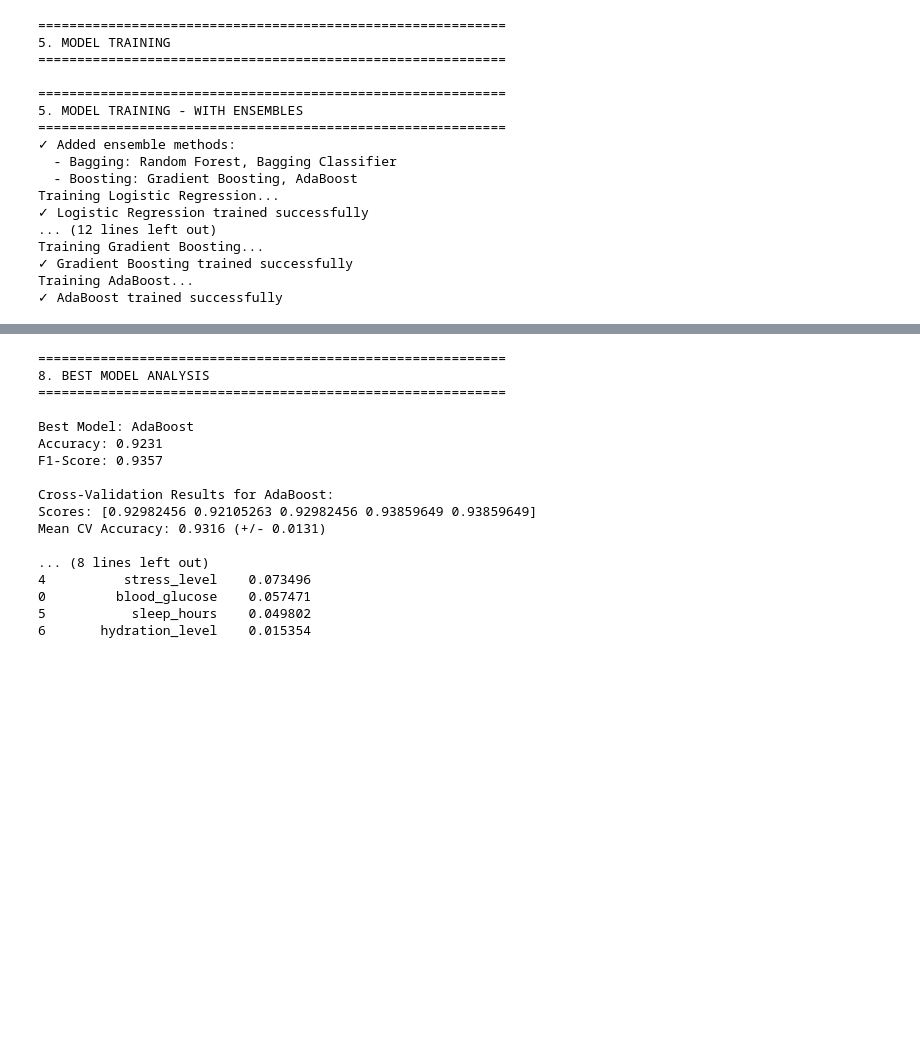
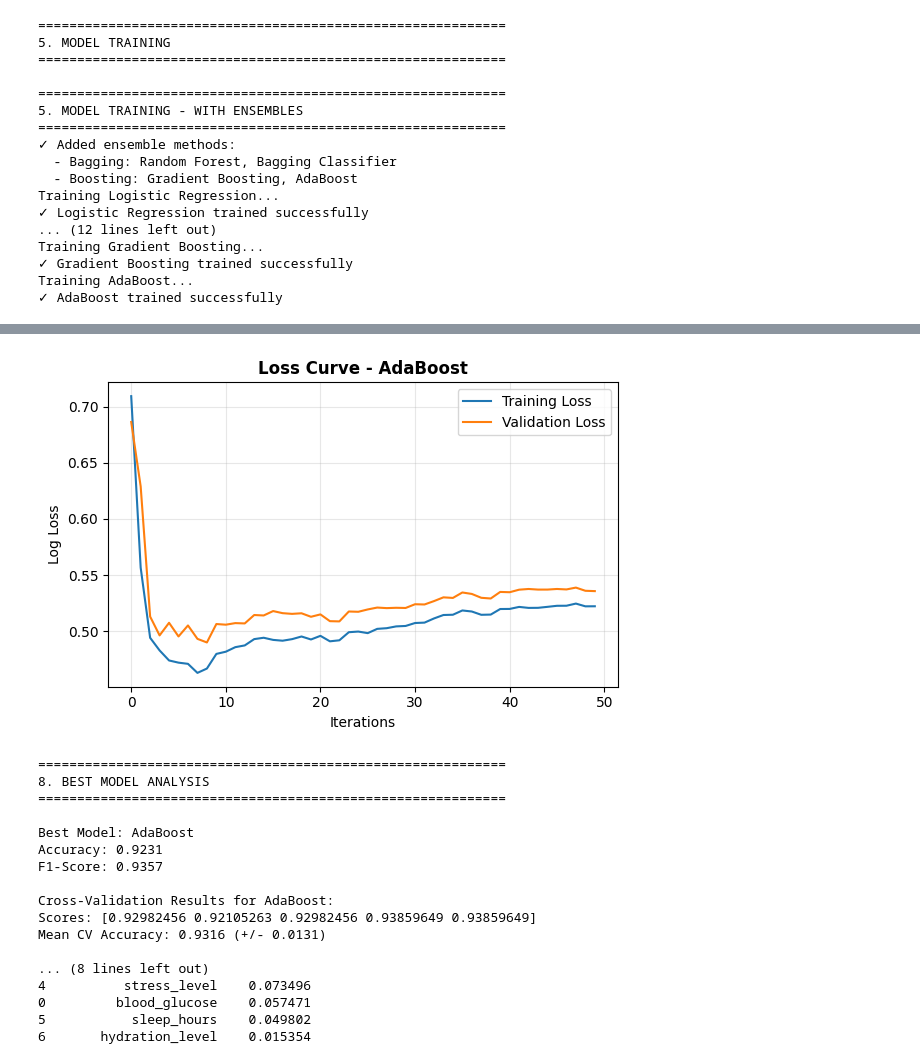
Before and after one commit to NSJayaweera/NCD-Risk_Prediction, a Jupyter notebook: DiabetesRiskPrediction.ipynb, the cells around one changed output, grey strips where cells are left out. Saved outputs shown, nothing was run; the diff lists cells and outputs as text; code cells hidden in the pictures; blank space fills up the shorter version.

Commit message:
Generating loss curves for ada boost

```diff
--- a/DiabetesRiskPrediction.ipynb
+++ b/DiabetesRiskPrediction.ipynb
@@ -612,3 +614,54 @@ weighted avg       0.85      0.85      0.85       143
+# %%
+    # ===============================
+    # LOSS CURVE VISUALIZATION
+    # ===============================
+    fig, ax = plt.subplots(figsize=(6, 4))
+
+    # TRUE loss curves for Boosting models
+    if hasattr(model, "staged_predict_proba"):
+        train_losses = []
+        test_losses = []
+
+        for y_train_pred in model.staged_predict_proba(X_train_scaled):
+            train_losses.append(log_loss(y_train, y_train_pred))
+
+        for y_test_pred in model.staged_predict_proba(X_test_scaled):
+            test_losses.append(log_loss(y_test, y_test_pred))
+
+        ax.plot(train_losses, label="Training Loss")
+        ax.plot(test_losses, label="Validation Loss")
+        ax.set_title(f"Loss Curve - {name}", fontweight='bold')
+        ax.set_xlabel("Iterations")
+        ax.set_ylabel("Log Loss")
+        ax.legend()
+        ax.grid(True, alpha=0.3)
+
+    # Learning curve for non-iterative models
+    else:
+        train_sizes, train_scores, test_scores = learning_curve(
+            model,
+            X_train_scaled,
+            y_train,
+            cv=5,
+            scoring='neg_log_loss',
+            train_sizes=np.linspace(0.1, 1.0, 5)
+        )
+
+        train_loss = -np.mean(train_scores, axis=1)
+        test_loss = -np.mean(test_scores, axis=1)
+
+        ax.plot(train_sizes, train_loss, marker='o', label="Training Loss")
+        ax.plot(train_sizes, test_loss, marker='o', label="Validation Loss")
+        ax.set_title(f"Learning Curve (Log Loss) - {name}", fontweight='bold')
+        ax.set_xlabel("Training Samples")
+        ax.set_ylabel("Log Loss")
+        ax.legend()
+        ax.grid(True, alpha=0.3)
+
+    plt.tight_layout()
+    plt.show()
+# %% [output]
+[figure, added]
 # %%
 # ============================================
 # 8. BEST MODEL ANALYSIS AND DEPLOYMENT
```
Also changed, not shown: parts of 4 cells of this notebook.
